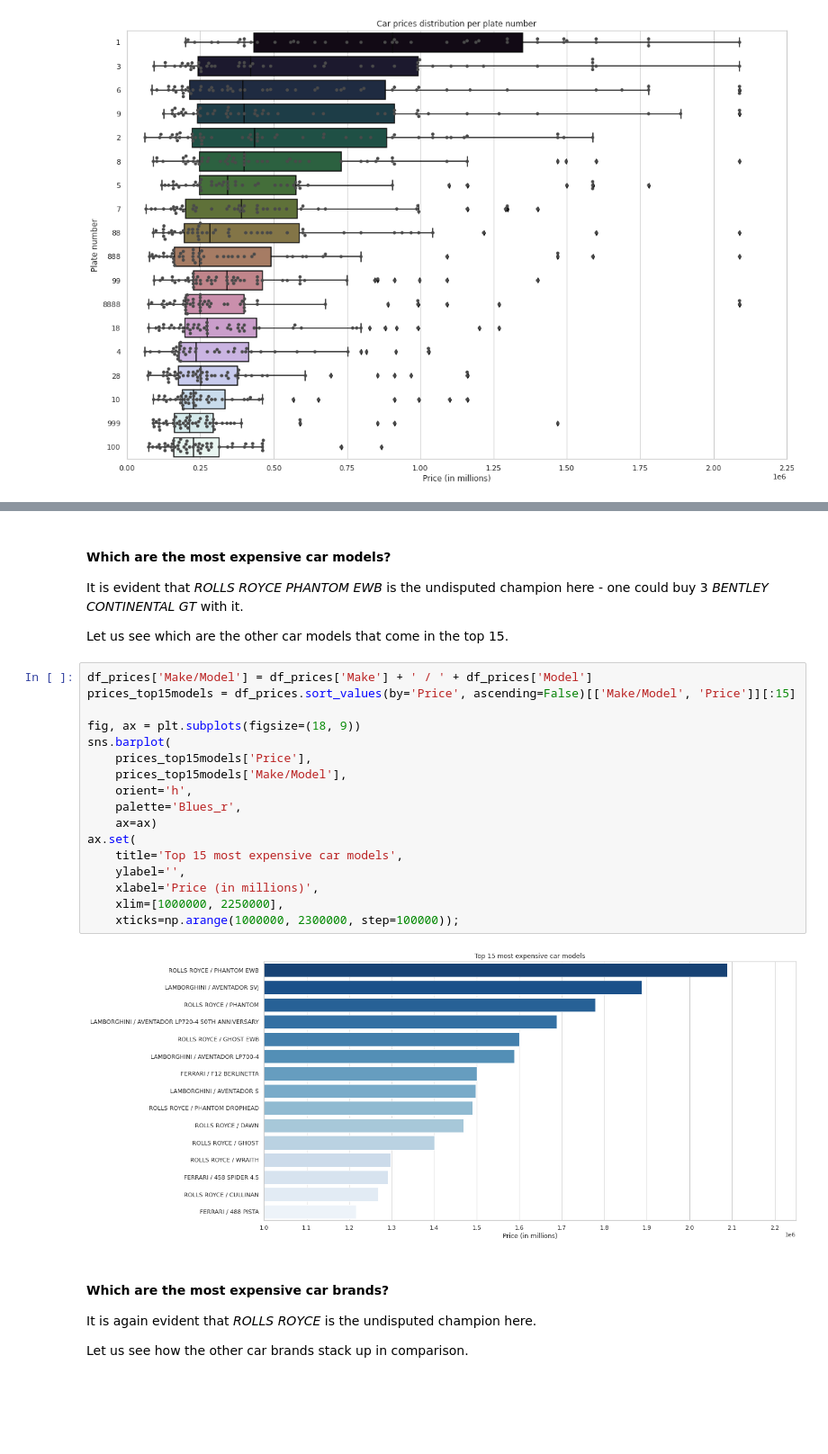
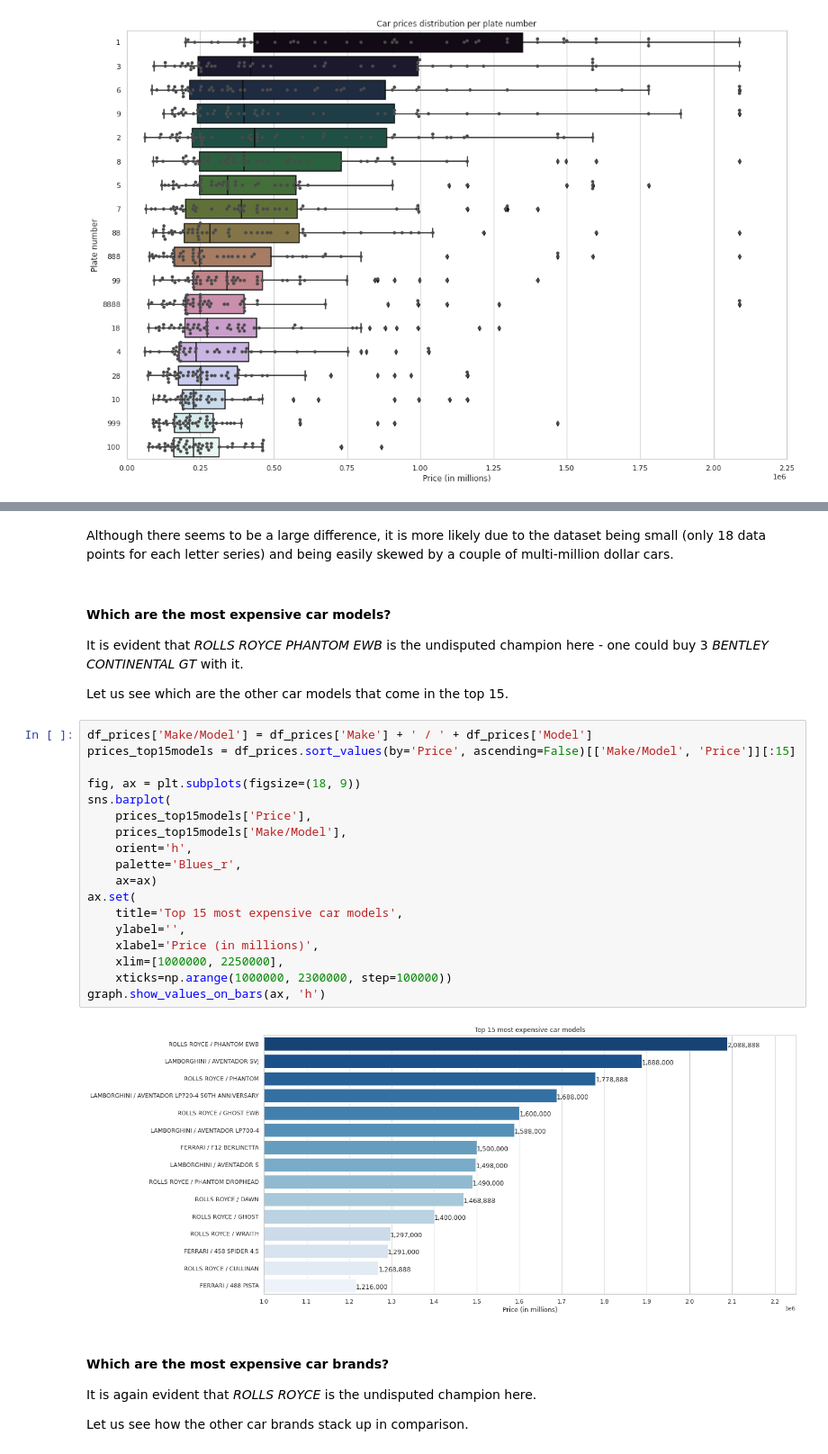
Before and after one commit to ruibinch/vrn-analysis, a Jupyter notebook: notebooks/SG VRN analysis.ipynb, the cells around one changed output, grey strips where cells are left out. Shown at 90% size. Cells and saved outputs as stored; diff of their text form; blank space fills up the shorter version.

```diff
--- a/notebooks/SG VRN analysis.ipynb
+++ b/notebooks/SG VRN analysis.ipynb
@@ -184,3 +209,5 @@ ax.set(
+# %% [markdown]
+Although there seems to be a large difference, it is more likely due to the dataset being small (only 18 data points for each letter series) and being easily skewed by a couple of multi-million dollar cars.
 # %% [markdown]
 #### Which are the most expensive car models?
 
@@ -190,22 +217,23 @@ Let us see which are the other car models that come in the top 15.
 # %%
 df_prices['Make/Model'] = df_prices['Make'] + ' / ' + df_prices['Model']
 prices_top15models = df_prices.sort_values(by='Price', ascending=False)[['Make/Model', 'Price']][:15]
 
 fig, ax = plt.subplots(figsize=(18, 9))
 sns.barplot(
     prices_top15models['Price'],
     prices_top15models['Make/Model'],
     orient='h',
     palette='Blues_r',
     ax=ax)
 ax.set(
     title='Top 15 most expensive car models',
     ylabel='',
     xlabel='Price (in millions)',
     xlim=[1000000, 2250000],
-    xticks=np.arange(1000000, 2300000, step=100000));
+    xticks=np.arange(1000000, 2300000, step=100000))
+graph.show_values_on_bars(ax, 'h')
 # %% [output]
-[figure, old version]
+[figure, new version]
 # %% [markdown]
 #### Which are the most expensive car brands?
 
```
Also changed, not shown: parts of 5 cells of this notebook, 1 other file.
